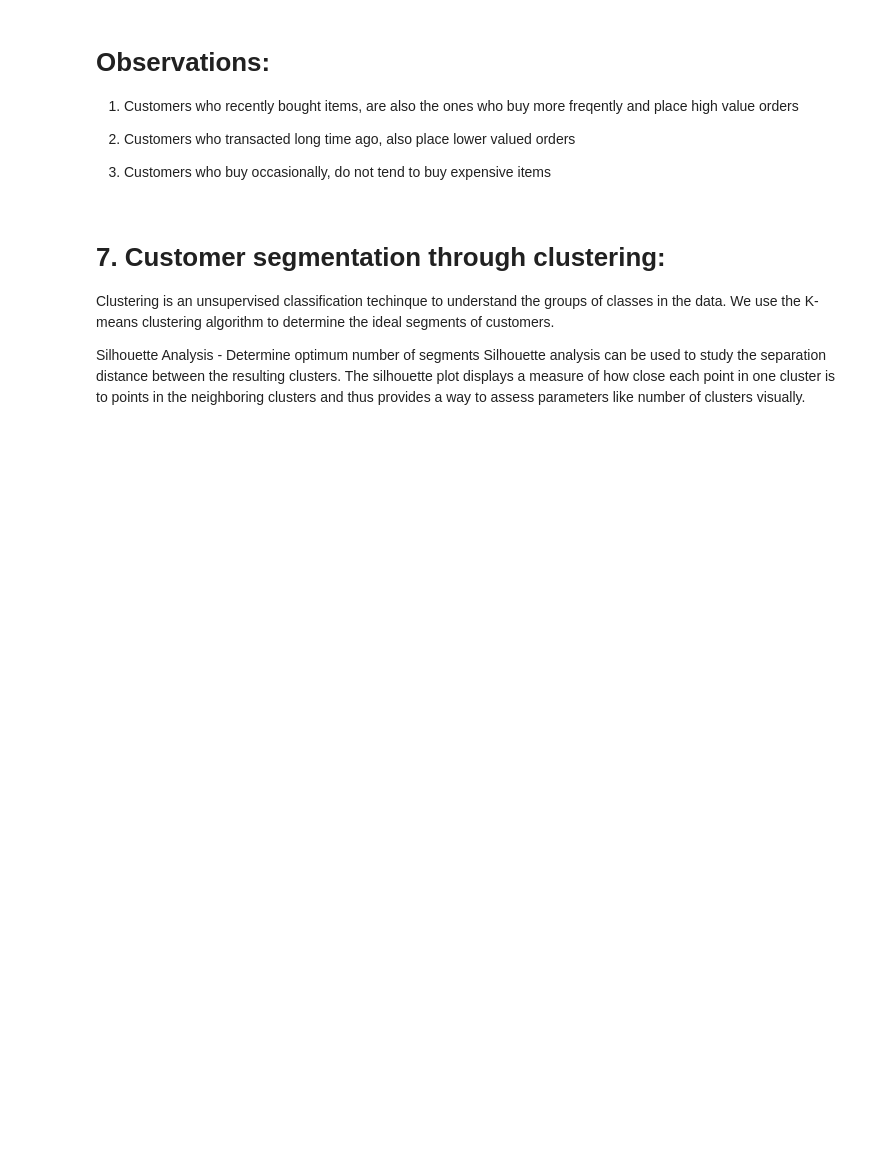
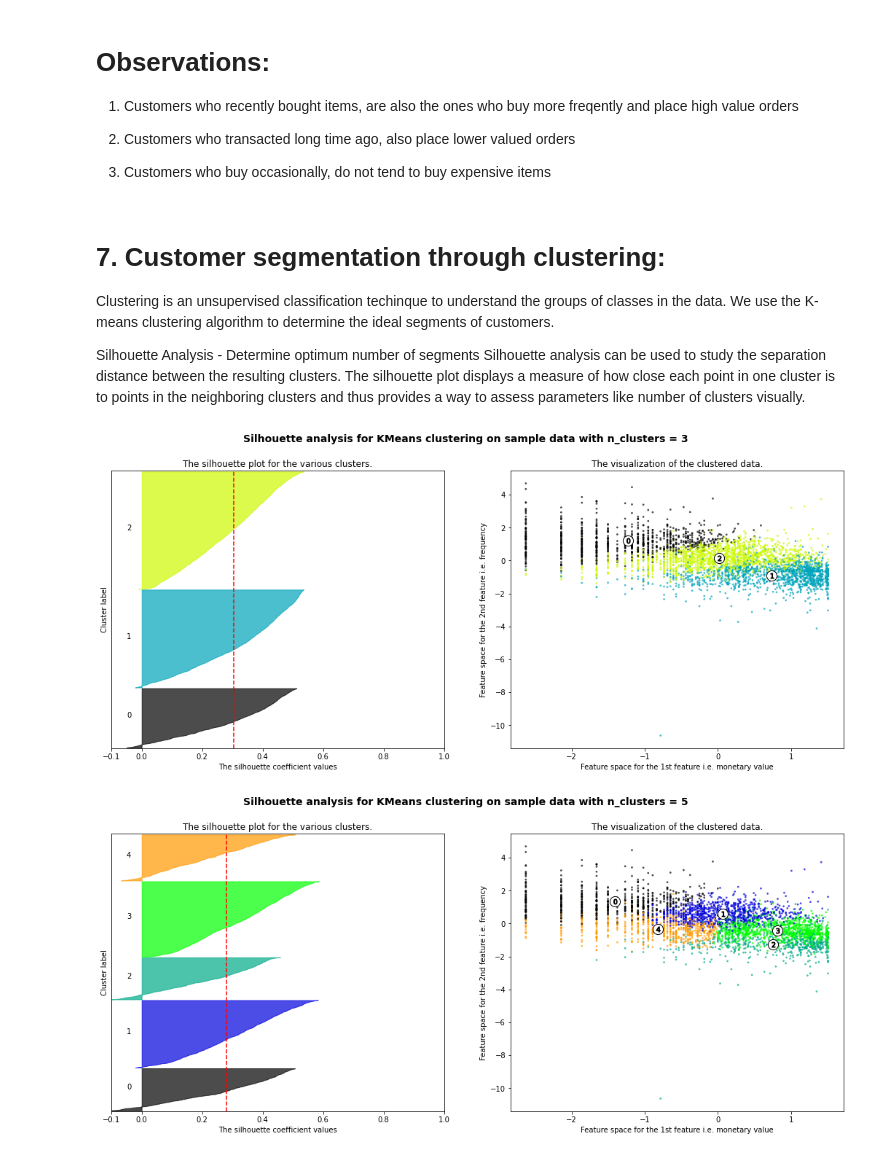
Before and after one commit to nileshrathod17/Online-Retail-Customer-Segmentation, a Jupyter notebook: Customer_Segmentation_for_Online_Retail_store.ipynb, the cells around one changed output. Drawn from its saved outputs; the diff is of its cells as text; code cells hidden in the pictures; blank space fills up the shorter version.

Commit message:
Cluster Analysis & Business Relevance

```diff
--- a/Customer_Segmentation_for_Online_Retail_store.ipynb
+++ b/Customer_Segmentation_for_Online_Retail_store.ipynb
@@ -340,3 +340,73 @@ Clustering is an unsupervised classification techinque to understand the groups
 
 Silhouette Analysis - Determine optimum number of segments
 Silhouette analysis can be used to study the separation distance between the resulting clusters. The silhouette plot displays a measure of how close each point in one cluster is to points in the neighboring clusters and thus provides a way to assess parameters like number of clusters visually.
+# %%
+X = X_scaled
+
+cluster_centers = dict()
+
+for n_clusters in range(3,6,2):
+    fig, (ax1, ax2) = plt.subplots(1, 2)
+    fig.set_size_inches(18, 7)
+    ax1.set_xlim([-0.1, 1])
+    ax1.set_ylim([0, len(X) + (n_clusters + 1) * 10])
+
+    #Train a K-means clustering model with 3/ 5 clusters
+    clusterer = KMeans(n_clusters=n_clusters, random_state=10)
+
+    #classify cluster labels based on training data
+    cluster_labels = clusterer.fit_predict(X)
+
+    silhouette_avg = silhouette_score(X, cluster_labels)
+    cluster_centers.update({n_clusters :{
+                                        'cluster_center':clusterer.cluster_centers_,
+                                        'silhouette_score':silhouette_avg,
+                                        'labels':cluster_labels}
+                           })
+
+    sample_silhouette_values = silhouette_samples(X, cluster_labels)
+    y_lower = 10
+    for i in range(n_clusters):
+        ith_cluster_silhouette_values = \
+            sample_silhouette_values[cluster_labels == i]
+
+        ith_cluster_silhouette_values.sort()
+
+        size_cluster_i = ith_cluster_silhouette_values.shape[0]
+        y_upper = y_lower + size_cluster_i
+
+        color = cm.nipy_spectral(float(i) / n_clusters)
+        ax1.fill_betweenx(np.arange(y_lower, y_upper),
+                          0, ith_cluster_silhouette_values,
+                          facecolor=color, edgecolor=color, alpha=0.7)
+
+        ax1.text(-0.05, y_lower + 0.5 * size_cluster_i, str(i))
+        y_lower = y_upper + 10  # 10 for the 0 samples
+
+    ax1.set_title("The silhouette plot for the various clusters.")
+    ax1.set_xlabel("The silhouette coefficient values")
+    ax1.set_ylabel("Cluster label")
+    ax1.axvline(x=silhouette_avg, color="red", linestyle="--")
+    ax1.set_yticks([])
+    ax1.set_xticks([-0.1, 0, 0.2, 0.4, 0.6, 0.8, 1])
+    colors = cm.nipy_spectral(cluster_labels.astype(float) / n_clusters)
+    feature1 = 0
+    feature2 = 2
+    ax2.scatter(X[:, feature1], X[:, feature2], marker='.', s=30, lw=0, alpha=0.7,
+                c=colors, edgecolor='k')
+
+    centers = clusterer.cluster_centers_
+    ax2.scatter(centers[:, feature1], centers[:, feature2], marker='o',
+                c="white", alpha=1, s=200, edgecolor='k')
+    for i, c in enumerate(centers):
+        ax2.scatter(c[feature1], c[feature2], marker='$%d$' % i, alpha=1,
+                    s=50, edgecolor='k')
+    ax2.set_title("The visualization of the clustered data.")
+    ax2.set_xlabel("Feature space for the 1st feature i.e. monetary value")
+    ax2.set_ylabel("Feature space for the 2nd feature i.e. frequency")
+    plt.suptitle(("Silhouette analysis for KMeans clustering on sample data "
+                  "with n_clusters = %d" % n_clusters),
+                 fontsize=14, fontweight='bold')
+# %% [output]
+[figure, added]
+[figure, added]
```
Also changed, not shown: parts of 1 cell of this notebook.
